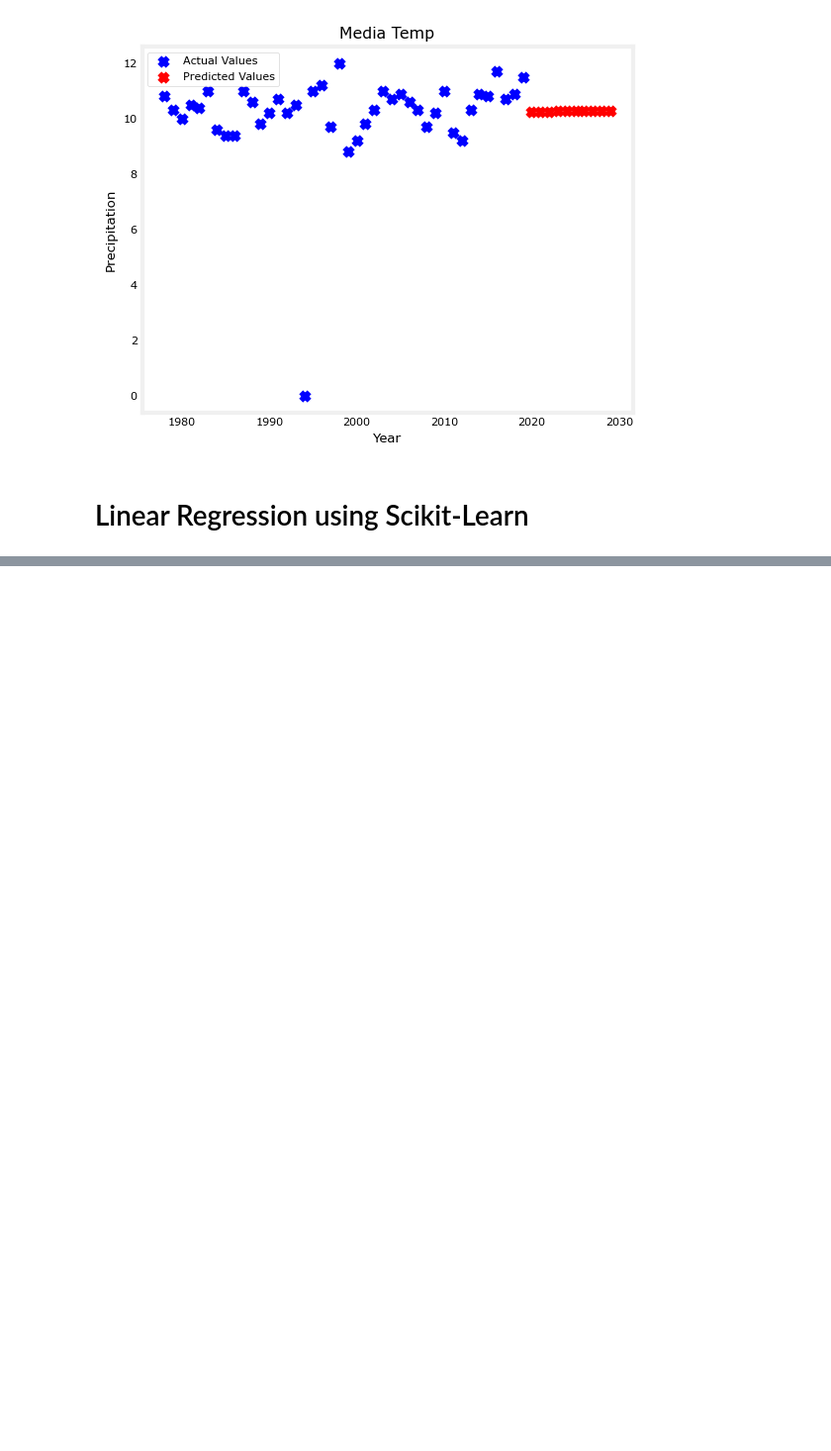
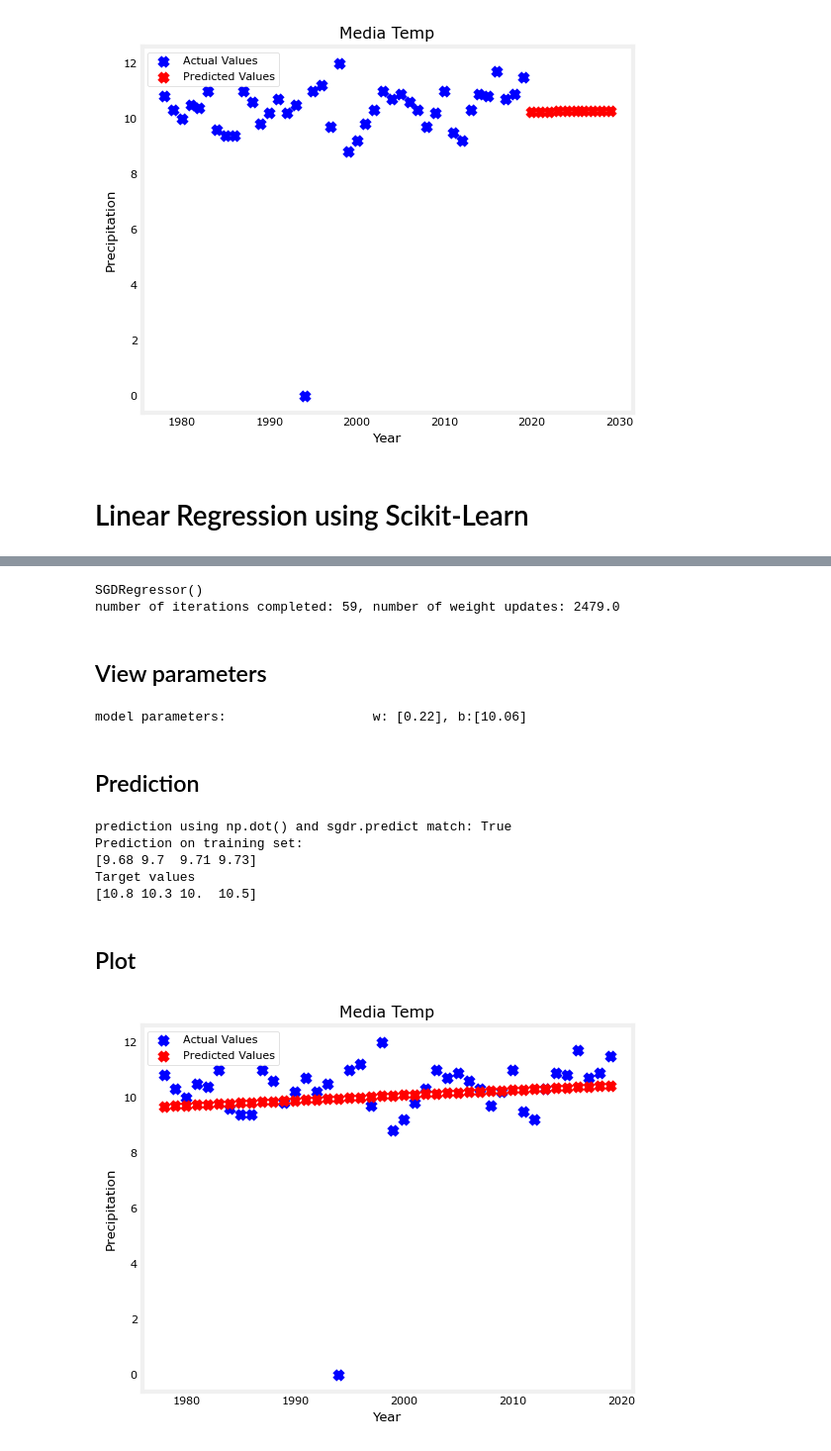
Before and after one commit to XavierMerinoMino/ml_practice, a Jupyter notebook: 1-temp_media/E1_Temp_media_linear_regression.ipynb, the cells around one changed output, grey strips where cells are left out. Shown at 99% size. Cells and saved outputs as stored; diff of their text form; code cells hidden in the pictures; blank space fills up the shorter version.

```diff
--- a/1-temp_media/E1_Temp_media_linear_regression.ipynb
+++ b/1-temp_media/E1_Temp_media_linear_regression.ipynb
@@ -385,0 +404,5 @@ plt.style.use('./deeplearning.mplstyle')
+# %%
+scaler = StandardScaler()
+X_norm = scaler.fit_transform(x_train_sl_rs)
+print(f"Peak to Peak range by column in Raw        X:{np.ptp(x_train_sl_rs,axis=0)}")
+print(f"Peak to Peak range by column in Normalized X:{np.ptp(X_norm,axis=0)}")
@@ -385,0 +414,52 @@ plt.style.use('./deeplearning.mplstyle')
+# %%
+sgdr = SGDRegressor(max_iter=1000)
+sgdr.fit(X_norm, y_train_sl)
+print(sgdr)
+print(f"number of iterations completed: {sgdr.n_iter_}, number of weight updates: {sgdr.t_}")
+# %% [output]
+SGDRegressor()
+number of iterations completed: 59, number of weight updates: 2479.0
+# %% [markdown]
+## View parameters
+# %%
+b_norm = sgdr.intercept_
+w_norm = sgdr.coef_
+print(f"model parameters:                   w: {w_norm}, b:{b_norm}")
+# print( "model parameters from previous lab: w: [110.56 -21.27 -32.71 -37.97], b: 363.16")
+# %% [output]
+model parameters:                   w: [0.22], b:[10.06]
+# %% [markdown]
+## Prediction
+# %%
+# make a prediction using sgdr.predict()
+y_pred_sgd = sgdr.predict(X_norm)
+# make a prediction using w,b.
+y_pred = np.dot(X_norm, w_norm) + b_norm
+print(f"prediction using np.dot() and sgdr.predict match: {(y_pred == y_pred_sgd).all()}")
+
+print(f"Prediction on training set:\n{y_pred[:4]}" )
+print(f"Target values \n{y_train[:4]}")
+# %% [output]
+prediction using np.dot() and sgdr.predict match: True
+Prediction on training set:
+[9.68 9.7  9.71 9.73]
+Target values
+[10.8 10.3 10.  10.5]
+# %% [markdown]
+## Plot
+# %%
+# Plot the original data points
+plt.scatter(x_train_sl, y_train_sl, marker='x', c='b', label='Actual Values')
+# Plot the predicted data points
+plt.scatter(x_train_sl, y_pred, marker='x', c='r',label='Predicted Values')
+
+# Set the title
+plt.title("Media Temp")
+# Set the y-axis label
+plt.ylabel('Precipitation')
+# Set the x-axis label
+plt.xlabel('Year')
+plt.legend()
+plt.show()
+# %% [output]
+[figure, added]
```
Also changed, not shown: parts of 7 cells of this notebook.
